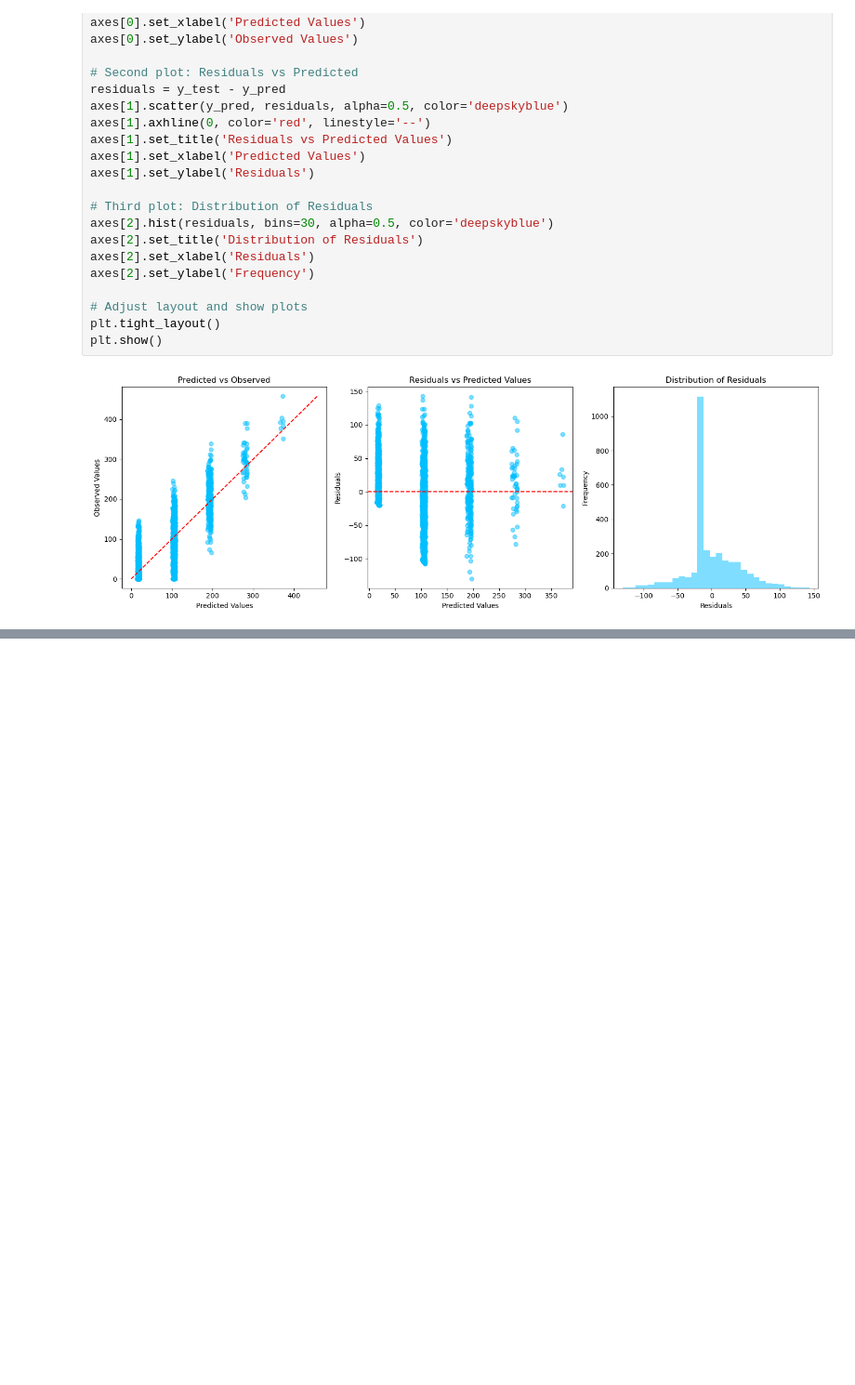
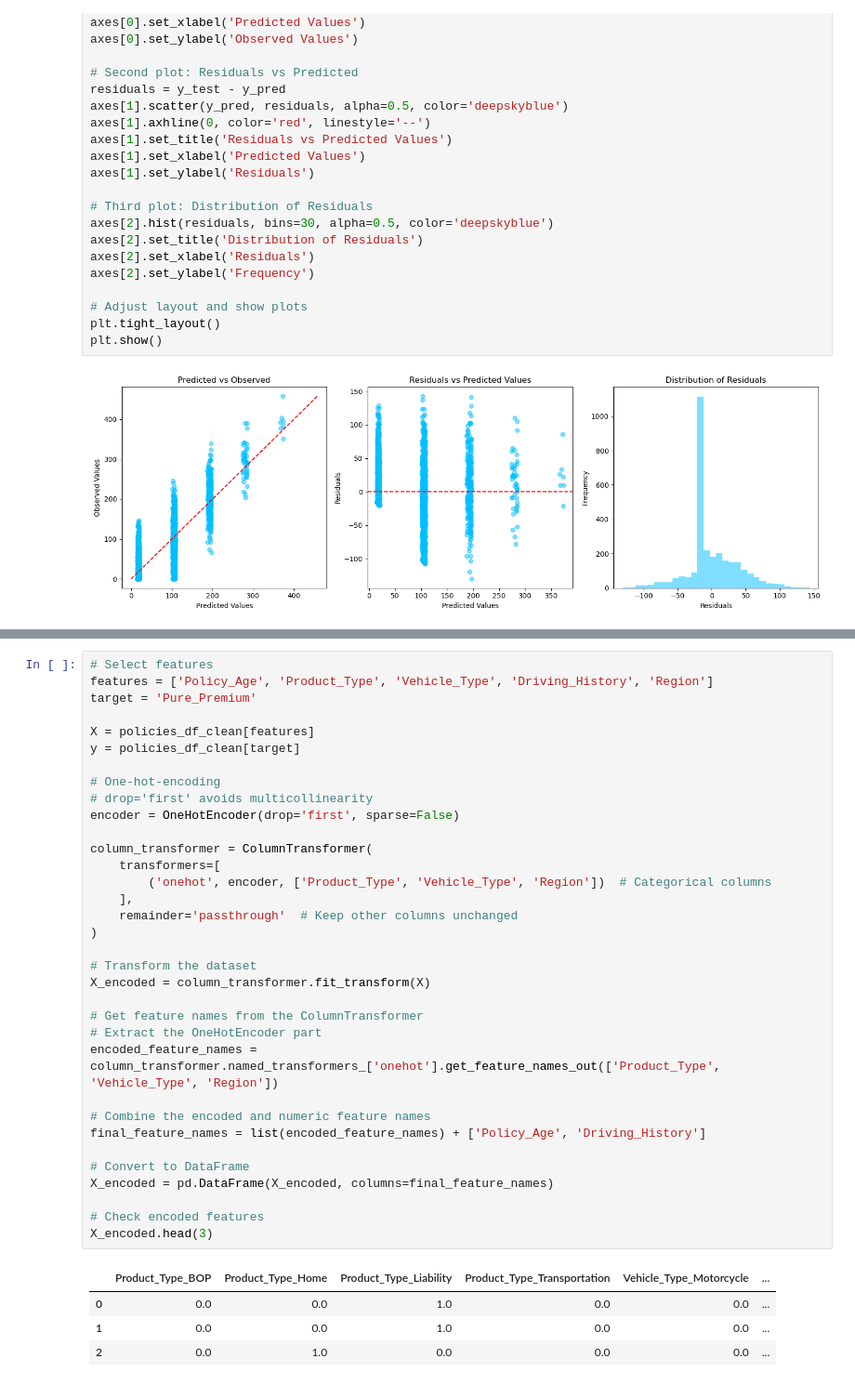
Before and after one commit to guilhermecadori/projects_Python, a Jupyter notebook: ModelDevelopmentAndAnalysis.ipynb, the cells around one changed output, grey strips where cells are left out. Shown at 93% size. Drawn from its saved outputs; the diff is of its cells as text; blank space fills up the shorter version.

```diff
--- a/ModelDevelopmentAndAnalysis.ipynb
+++ b/ModelDevelopmentAndAnalysis.ipynb
@@ -372,0 +446,39 @@ plt.show()
+# %%
+# Select features
+features = ['Policy_Age', 'Product_Type', 'Vehicle_Type', 'Driving_History', 'Region']
+target = 'Pure_Premium'
+
+X = policies_df_clean[features]
+y = policies_df_clean[target]
+
+# One-hot-encoding
+# drop='first' avoids multicollinearity
+encoder = OneHotEncoder(drop='first', sparse=False)
+
+column_transformer = ColumnTransformer(
+    transformers=[
+        ('onehot', encoder, ['Product_Type', 'Vehicle_Type', 'Region'])  # Categorical columns
+    ],
+    remainder='passthrough'  # Keep other columns unchanged
+)
+
+# Transform the dataset
+X_encoded = column_transformer.fit_transform(X)
+
+# Get feature names from the ColumnTransformer
+# Extract the OneHotEncoder part
+encoded_feature_names = column_transformer.named_transformers_['onehot'].get_feature_names_out(['Product_Type', 'Vehicle_Type', 'Region'])
+
+# Combine the encoded and numeric feature names
+final_feature_names = list(encoded_feature_names) + ['Policy_Age', 'Driving_History']
+
+# Convert to DataFrame
+X_encoded = pd.DataFrame(X_encoded, columns=final_feature_names)
+
+# Check encoded features
+X_encoded.head(3)
+# %% [output]
+|  | Product_Type_BOP | Product_Type_Home | Product_Type_Liability | Product_Type_Transportation | Vehicle_Type_Motorcycle | ... |
+| 0 | 0.0 | 0.0 | 1.0 | 0.0 | 0.0 | ... |
+| 1 | 0.0 | 0.0 | 1.0 | 0.0 | 0.0 | ... |
+| 2 | 0.0 | 1.0 | 0.0 | 0.0 | 0.0 | ... |
```
Also changed, not shown: parts of 18 cells of this notebook, 1 other file.
